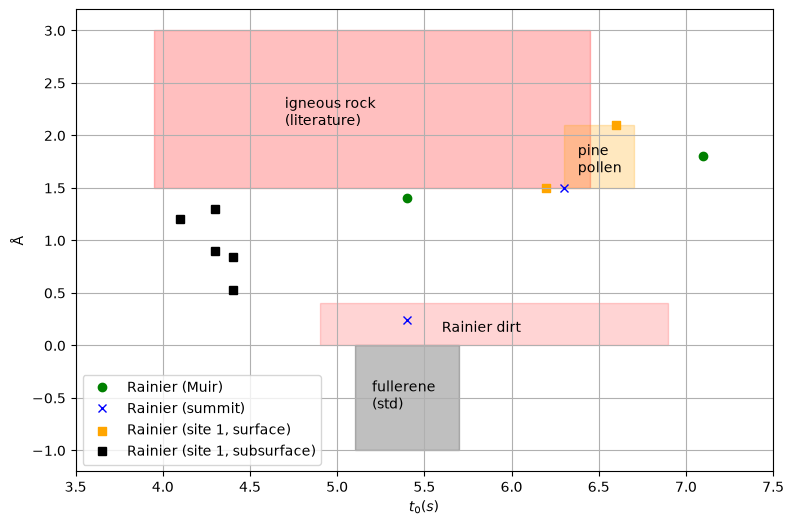
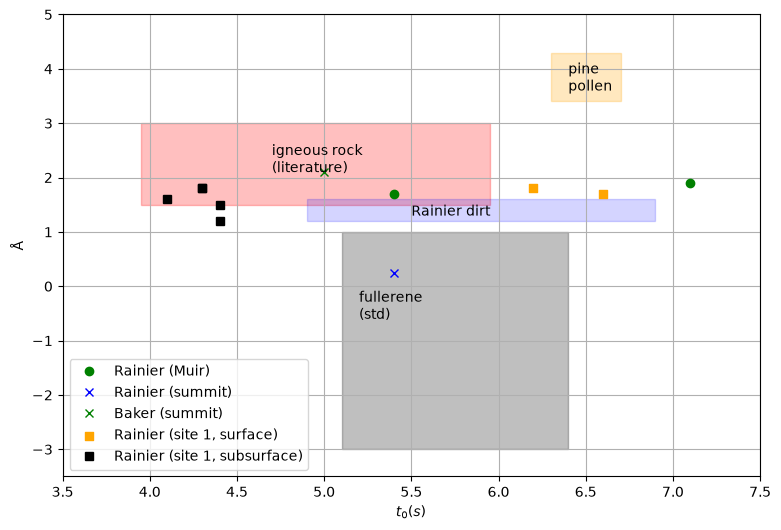
The notebook cell's code change between the first figure and the second:
--- before
+++ after
@@ -2,38 +2,42 @@
 plt.xlim([3.5, 7.5])
 plt.xlabel("$t_0 (s)$")
-plt.ylim([-1.2, 3.2])
+plt.ylim([-3.5, 5])
 plt.ylabel("Å")
 plt.grid(True)
 alpha = 0.5
 
-rect = Rectangle((3.95, 1.5), 2.5, 1.5, fill=True, color='red', alpha=alpha/2); ax.add_patch(rect)
+rect = Rectangle((3.95, 1.5), 2, 1.5, fill=True, color='red', alpha=alpha/2); ax.add_patch(rect)
 plt.text(4.7, 2.1, 'igneous rock\n(literature)')
 
-rect = Rectangle((4.9, 0), 2.0, 0.4, fill=True, color='red', alpha=alpha/3); ax.add_patch(rect)
-plt.text(5.6, 0.13, 'Rainier dirt')
+rect = Rectangle((4.9, 1.2), 2.0, 0.4, fill=True, color='blue', alpha=alpha/3); ax.add_patch(rect)
+plt.text(5.5, 1.3, 'Rainier dirt')
 
-rect = Rectangle((6.3, 1.5), 0.4, 0.6, fill=True, color='orange', alpha=alpha/2); ax.add_patch(rect)
-plt.text(6.38,1.65,'pine \npollen')
+rect = Rectangle((6.3, 3.4), 0.4, 0.9, fill=True, color='orange', alpha=alpha/2); ax.add_patch(rect)
+plt.text(6.4,3.6,'pine \npollen')
 
 # rect = Rectangle((4.2, 0.5), 0.3, 0.8, fill=True, color='black', alpha=alpha); ax.add_patch(rect)
 # plt.text(4.1,0.3,'Rainier black')
 
-rect = Rectangle((5.1, -1.0), 0.6, 1, fill=True, color='black', alpha=alpha/2); ax.add_patch(rect)
+rect = Rectangle((5.1, -3.0), 1.3, 4, fill=True, color='black', alpha=alpha/2); ax.add_patch(rect)
 plt.text(5.2,-.6,'fullerene \n(std)')
 
-MtRainierMuir_AAE = np.array([1.8, 1.4])
+MtRainierMuir_AAE = np.array([1.9, 1.7])
 MtRainierMuir_t0 = np.array([7.1, 5.4]) 
 plt.plot(MtRainierMuir_t0,MtRainierMuir_AAE,'go',label='Rainier (Muir)')
 
-MtRainierSummit_AAE = np.array([.24, 1.5])
-MtRainierSummit_t0 = np.array([5.4, 6.3])
+MtRainierSummit_AAE = np.array([.24, 1.4])
+MtRainierSummit_t0 = np.array([5.4, 2.2])
 plt.plot(MtRainierSummit_t0,MtRainierSummit_AAE,'bx',label='Rainier (summit)')
 
-MtRainierSite1surface_AAE = np.array([2.1,1.5])
-MtRainierSite1surface_t0 = np.array([6.6,6.2])
+MtBakerSummit_AAE = np.array([2.1])
+MtBakerSummit_t0 = np.array([5.0]) # June 25, 2025
+plt.plot(MtBakerSummit_t0,MtBakerSummit_AAE,'gx',label='Baker (summit)')
+
+MtRainierSite1surface_AAE = np.array([1.7,1.8])
+MtRainierSite1surface_t0 = np.array([6.6,6.2]) # 1A, 1B
 plt.scatter(MtRainierSite1surface_t0,MtRainierSite1surface_AAE, color='orange', marker = 's', label='Rainier (site 1, surface)')
 
-MtRainierSite1subsurface_AAE = np.array([0.53,.90,1.3,1.2,0.84])
-MtRainierSite1subsurface_t0 = np.array([4.4,4.3,4.3,4.1,4.4])
+MtRainierSite1subsurface_AAE = np.array([1.5, 1.8, 1.8, 1.6, 1.2]) 
+MtRainierSite1subsurface_t0 = np.array( [4.4, 4.3, 4.3, 4.1, 4.4]) # 2A, 3A, 3A, 4A, 5A, 6A
 plt.plot(MtRainierSite1subsurface_t0,MtRainierSite1subsurface_AAE,'ks',label='Rainier (site 1, subsurface)')
 

Commit: calibration IV